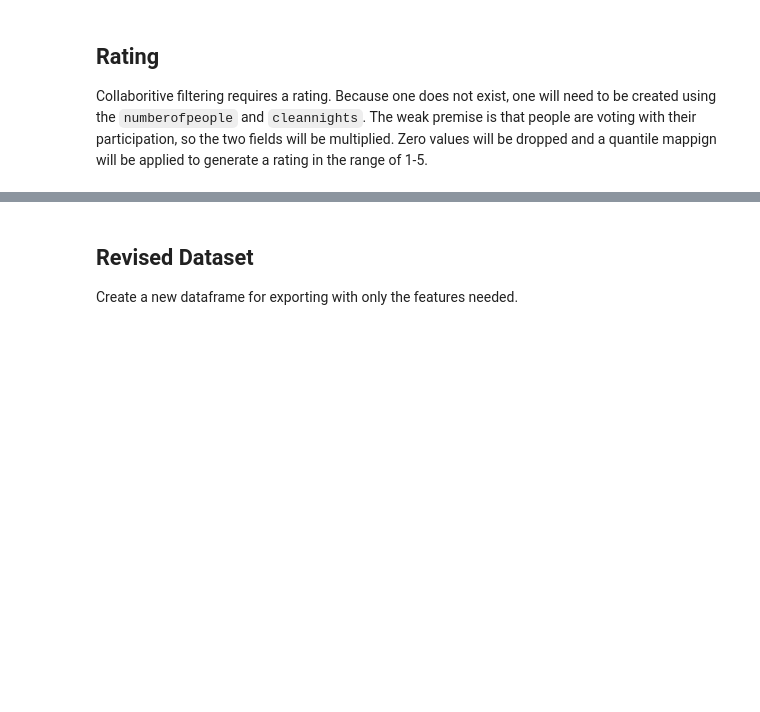
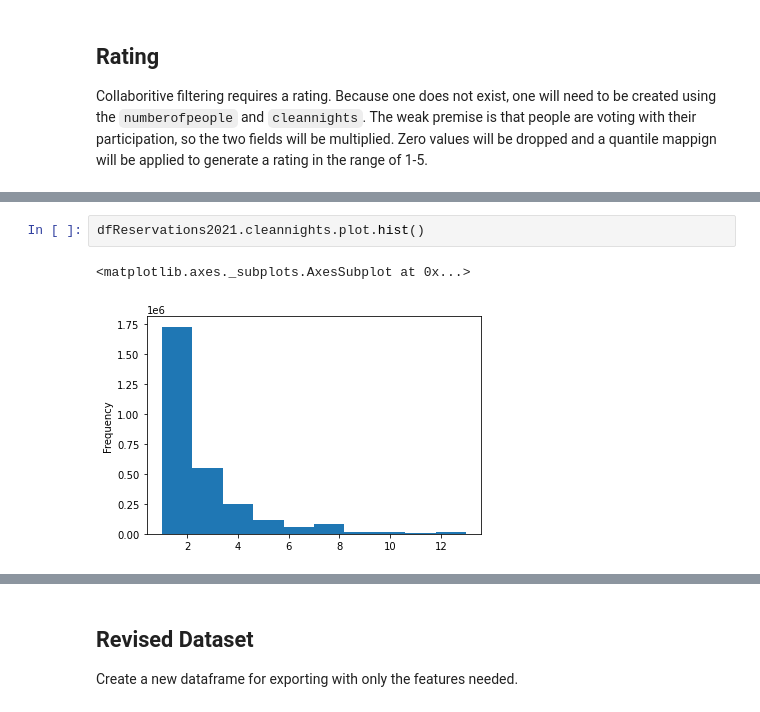
Before and after one commit to burgwyn/DATA602, a Jupyter notebook: Reservations.ipynb, the cells around one changed output, grey strips where cells are left out. Drawn from its saved outputs; the diff is of its cells as text; blank space fills up the shorter version.

```diff
--- a/Reservations.ipynb
+++ b/Reservations.ipynb
@@ -415,0 +439,5 @@ See the caveats in the documentation: https://pandas.pydata.org/pandas-docs/stab
+# %%
+dfReservations2021.cleannights.plot.hist()
+# %% [output]
+<matplotlib.axes._subplots.AxesSubplot at 0x...>
+[figure, added]
```
Also changed, not shown: parts of 28 cells of this notebook.
